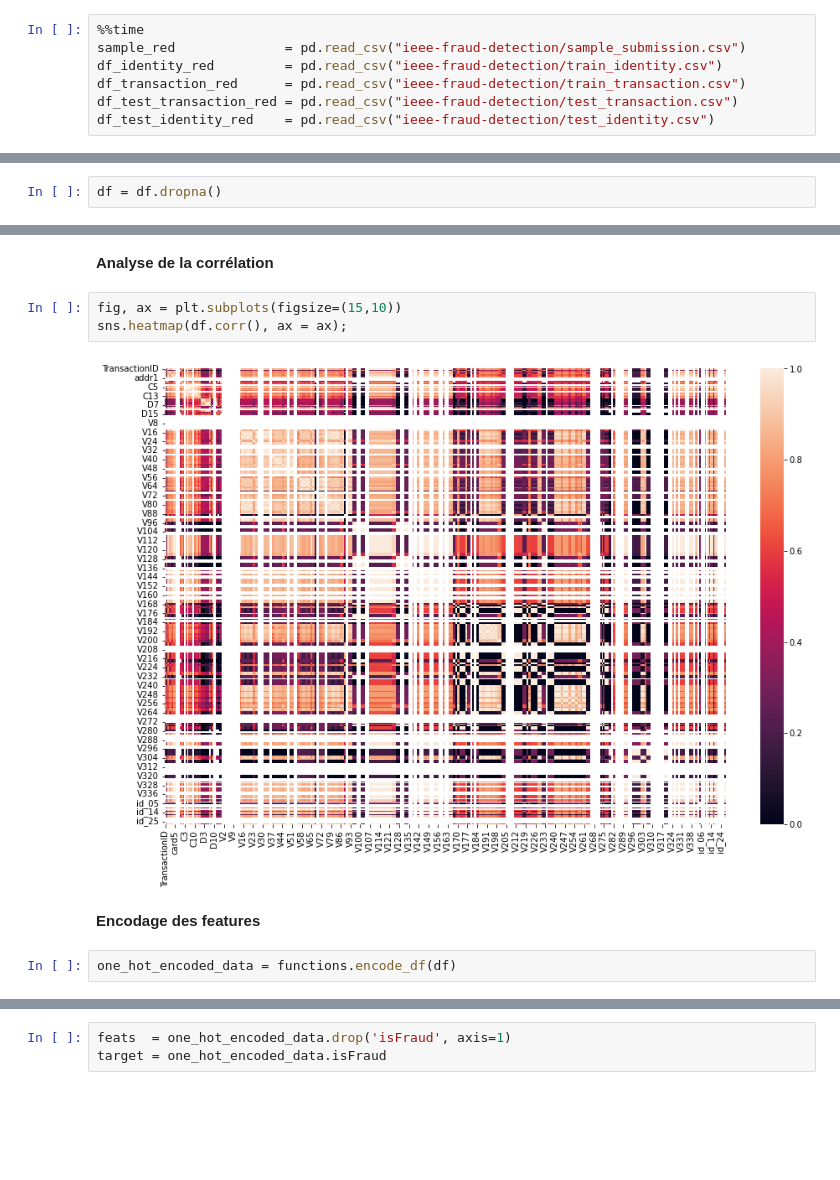
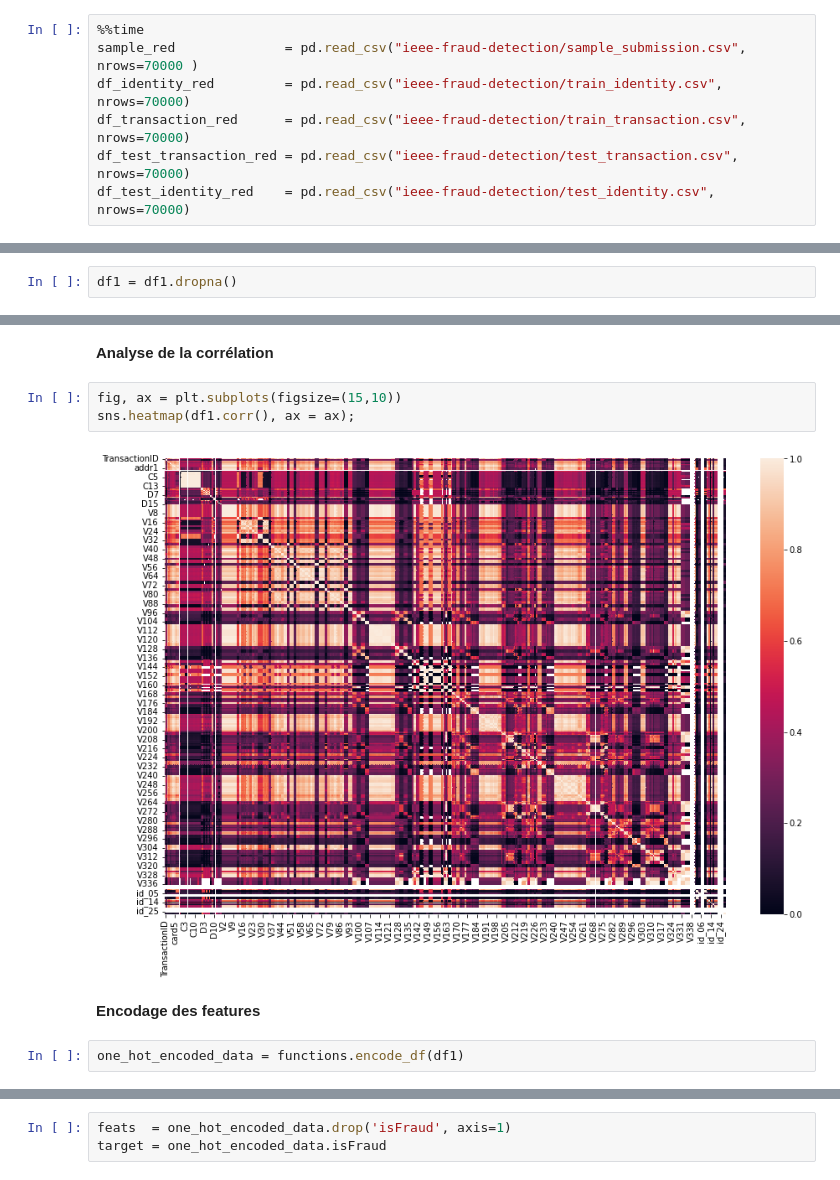
Before and after one commit to abakamousa/fraud_detection, a Jupyter notebook: Fraud_detection.ipynb, the cells around one changed output, grey strips where cells are left out. Cells and saved outputs as stored; diff of their text form; blank space fills up the shorter version.

```diff
--- a/Fraud_detection.ipynb
+++ b/Fraud_detection.ipynb
@@ -83,9 +92,9 @@ Extracting archive .\ieee-fraud-detection/ieee-fraud-detection.zip to .\ieee-fra
 **Chargement des différents dataset**
 # %%
 %%time
-sample_red              = pd.read_csv("ieee-fraud-detection/sample_submission.csv")
-df_identity_red         = pd.read_csv("ieee-fraud-detection/train_identity.csv")
-df_transaction_red      = pd.read_csv("ieee-fraud-detection/train_transaction.csv")
-df_test_transaction_red = pd.read_csv("ieee-fraud-detection/test_transaction.csv")
-df_test_identity_red    = pd.read_csv("ieee-fraud-detection/test_identity.csv")
+sample_red              = pd.read_csv("ieee-fraud-detection/sample_submission.csv", nrows=70000 )
+df_identity_red         = pd.read_csv("ieee-fraud-detection/train_identity.csv", nrows=70000)
+df_transaction_red      = pd.read_csv("ieee-fraud-detection/train_transaction.csv", nrows=70000)
+df_test_transaction_red = pd.read_csv("ieee-fraud-detection/test_transaction.csv", nrows=70000)
+df_test_identity_red    = pd.read_csv("ieee-fraud-detection/test_identity.csv", nrows=70000)
 # %% [output]
@@ -451,5 +476,5 @@ df = df1.loc[:1024054,:]
 # %% [markdown]
 **Elimination des lignes ayant des valeurs manquantes**
 # %%
-df = df.dropna()
+df1 = df1.dropna()
 # %%
@@ -464,13 +488,13 @@ Name: isFraud, dtype: float64
 **Analyse de la corrélation**
 # %%
 fig, ax = plt.subplots(figsize=(15,10))
-sns.heatmap(df.corr(), ax = ax);
+sns.heatmap(df1.corr(), ax = ax);
 # %% [output]
-[figure, old version]
+[figure, new version]
 # %% [markdown]
 **Encodage des features**
 # %%
-one_hot_encoded_data = functions.encode_df(df)
+one_hot_encoded_data = functions.encode_df(df1)
 # %%
 one_hot_encoded_data.head()
 # %% [output]
```
Also changed, not shown: parts of 39 cells of this notebook.
